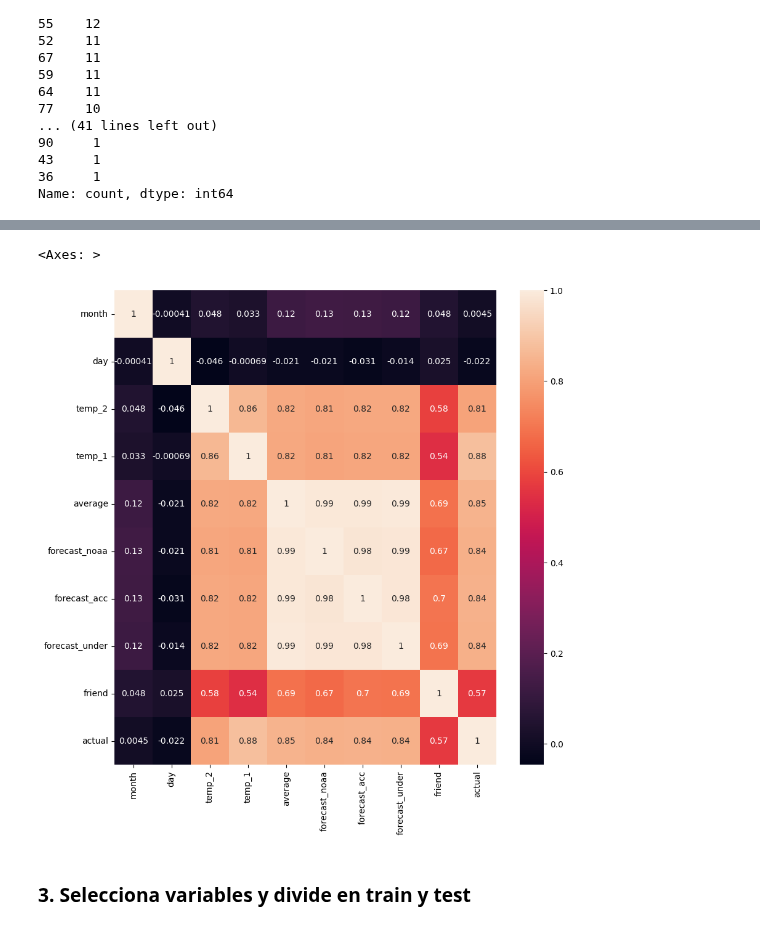
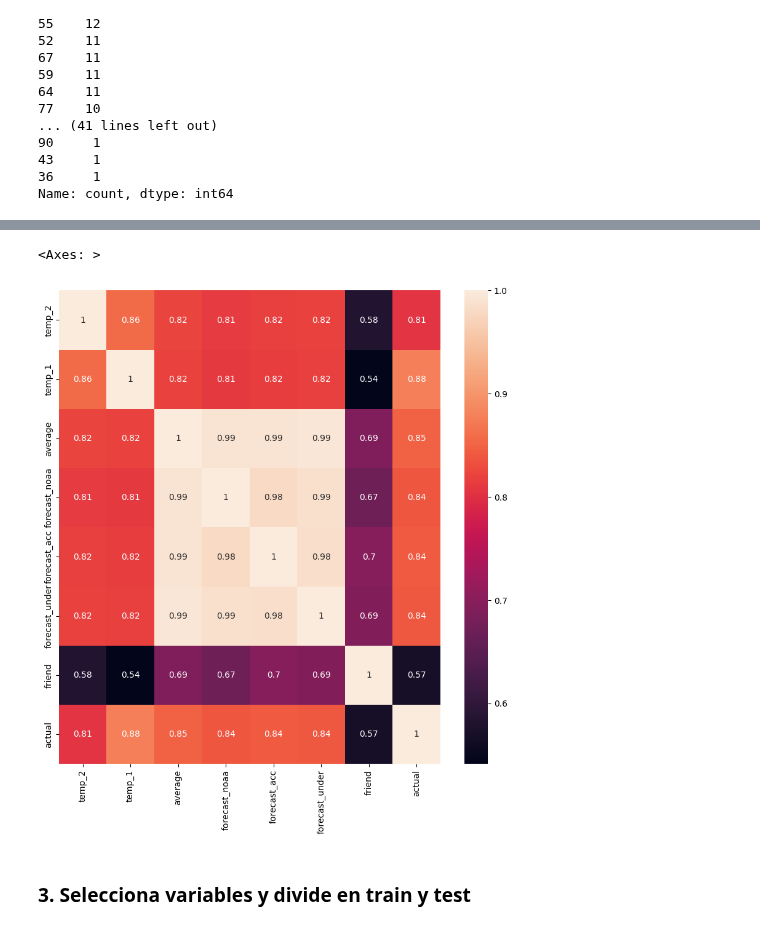
Before and after one commit to InigoLopez1999/2503_dsft_thebridge_inigolopez, a Jupyter notebook: 3-Machine_Learning/1-Supervisado/3-RegorClass/5-Decision_Trees/ejercicio/DTrees_reg_classIñigoLopez.ipynb, the cells around one changed output, grey strips where cells are left out. Saved outputs shown, nothing was run; the diff lists cells and outputs as text; code cells hidden in the pictures.

```diff
--- a/3-Machine_Learning/1-Supervisado/3-RegorClass/5-Decision_Trees/ejercicio/DTrees_reg_classIñigoLopez.ipynb
+++ b/3-Machine_Learning/1-Supervisado/3-RegorClass/5-Decision_Trees/ejercicio/DTrees_reg_classIñigoLopez.ipynb
@@ -102,11 +97,11 @@ sns.pairplot(temps, hue="actual")
 import matplotlib.pyplot as plt
 # %%
 plt.figure(figsize=(10,10))
-data = ["month","day","temp_2","temp_1","average","forecast_noaa","forecast_acc","forecast_under","friend","actual"]
+data = ["temp_2","temp_1","average","forecast_noaa","forecast_acc","forecast_under","friend","actual"]
 sns.heatmap(temps[data].corr(), annot=True)
 # %% [output]
 <Axes: >
-[figure, old version]
+[figure, new version]
 # %% [markdown]
 ### 3. Selecciona variables y divide en train y test
 # %%
```
Also changed, not shown: parts of 13 cells of this notebook.
